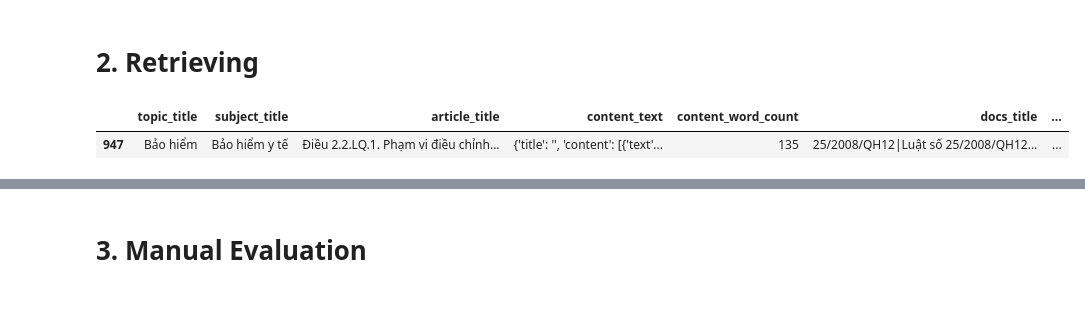
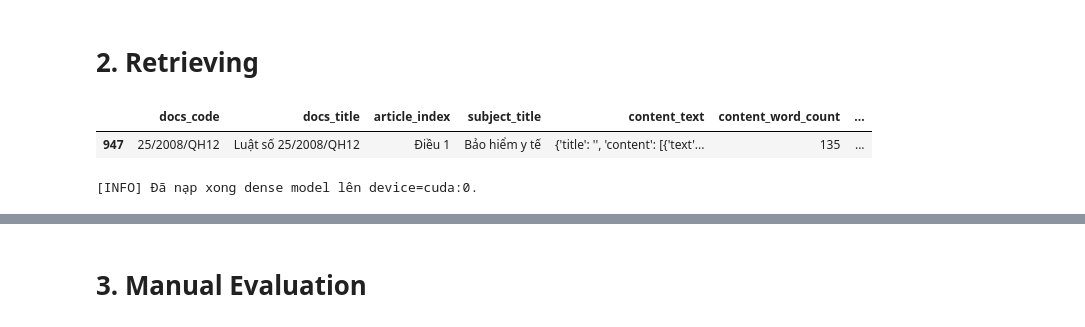
Before and after one commit to ducvanz/R2AI, a Jupyter notebook: Test_Recall.ipynb, the cells around one changed output, grey strips where cells are left out. Saved outputs shown, nothing was run; the diff lists cells and outputs as text; code cells hidden in the pictures.

```diff
--- a/Test_Recall.ipynb
+++ b/Test_Recall.ipynb
@@ -7,5 +7,8 @@ os.environ["HF_TOKEN"] = "Điền Hugging Face Token vào đây"
 # %%
 from src.preprocess_parquet import load_parquet, preProcess
+import pandas as pd
+
+pd.set_option('display.width', 1000)
 
 if False:
     DROP_TOPIC = [
@@ -27,19 +30,31 @@ if False:
     ]
 
     df = load_parquet("data/dataset.parquet")
-    df = df[~df['topic_title'].isin(DROP_TOPIC)]
-    df = preProcess(df,save_path='data/processed_dataset.parquet')
+
+    irrelevant_mask = df['topic_title'].isin(DROP_TOPIC)
+    df = df[~irrelevant_mask]
+    print(f"Drop {sum(irrelevant_mask)} samples theo chủ đề.")
+
+    empty_mask = df['content_text'] == ""
+    df = df[~empty_mask]
+    print(f"Drop {sum(empty_mask)} samples có nội dung trống.")
+
+    df = preProcess(df, save_path='data/processed_dataset.parquet',
+                    fix_path = "data/error_correction.csv")
+
+    print(f"Còn lại tổng cộng {len(df)} samples.")
     df
 # %% [markdown]
 # 2. Retrieving
 # %%
 from src.preprocess_parquet import load
 import pandas as pd
 
 pd.set_option('display.width', 1000)
 
 df = load('data/processed_dataset.parquet')
+df = df.drop(columns=['article_title', 'source_note_text', 'source_links', 'topic_title'])
 df.head(1)
 # %% [output]
-|  | topic_title | subject_title | article_title | content_text | content_word_count | docs_title | ... |
-| 947 | Bảo hiểm | Bảo hiểm y tế | Điều 2.2.LQ.1. Phạm vi điều chỉnh... | {'title': '', 'content': [{'text'... | 135 | 25/2008/QH12|Luật số 25/2008/QH12... | ... |
+|  | docs_code | docs_title | article_index | subject_title | content_text | content_word_count | ... |
+| 947 | 25/2008/QH12 | Luật số 25/2008/QH12 | Điều 1 | Bảo hiểm y tế | {'title': '', 'content': [{'text'... | 135 | ... |
@@ -46,2 +83,44 @@ df.head(1)
+# %%
+from sentence_transformers import SentenceTransformer
+from src.recall_retriever import Dense
+
+dense_model = SentenceTransformer(
+    "intfloat/multilingual-e5-small",
+    token=os.environ["HF_TOKEN"]
+)
+
+print(f"[INFO] Đã nạp xong dense model lên device={dense_model.device}.")
+
+dense_raw = Dense(
+    corpus_simple, dense_model,
+    batch_size=32,
+    top_k = 100,
+    M=32, ef_construction=512, ef_search=128,
+    index_type='HNSW', name='DENSE_ra'
+)
+
+dense_raw_flat = Dense(
+    corpus_simple, dense_model,
+    batch_size=32,
+    top_k = 100,
+    index_type='Flat', name='DENSE_fl'
+)
+
+dense_hier = Dense(
+    corpus_hier, dense_model,
+    batch_size=256,
+    top_k = 2000,
+    M=256, ef_construction=4096, ef_search=2048,
+    index_type='HNSW', name='DENSE_ra'
+)
+
+dense_hier_flat = Dense(
+    corpus_hier, dense_model,
+    batch_size=256,
+    top_k = 2000,
+    index_type='Flat', name='DENSE_fl'
+)
+# %% [output]
+[INFO] Đã nạp xong dense model lên device=cuda:0.
 # %%
 from src.retrieval_pipeline import RetrievalPipeline
```
Also changed, not shown: parts of 10 cells of this notebook, 15 other files.
